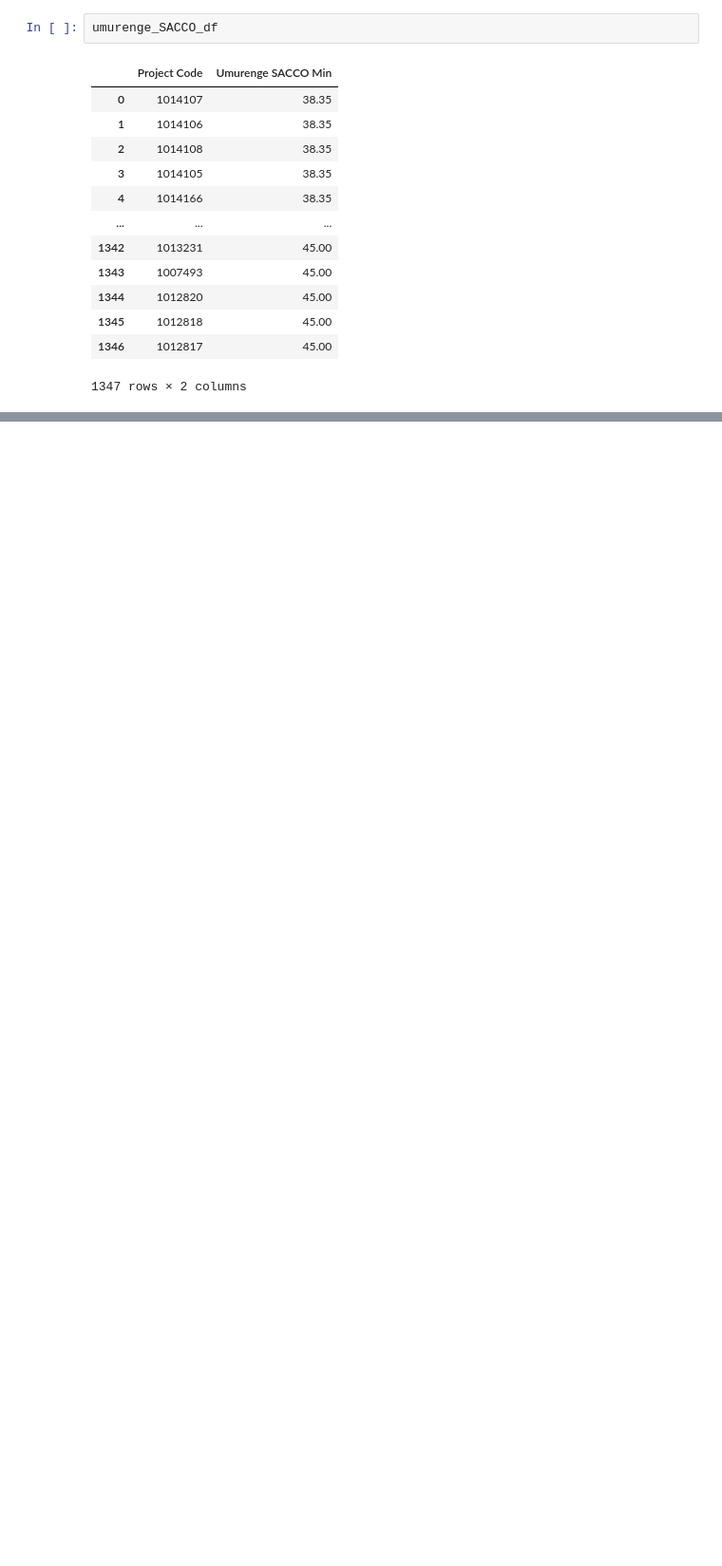
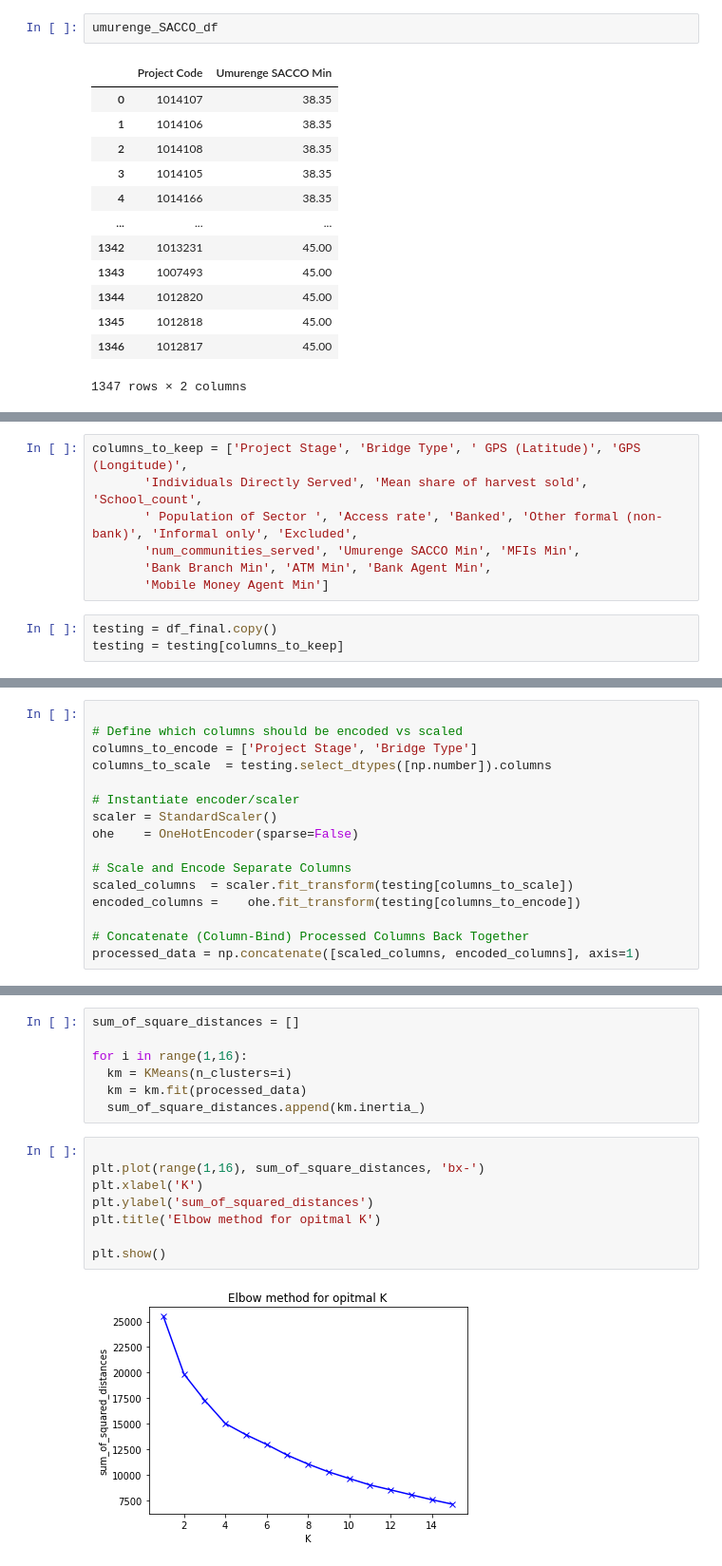
Before and after one commit to BloomTech-Labs/Labs25-Bridges_to_Prosperity-TeamC-ds, a Jupyter notebook: notebooks/prioritization_model_tb.ipynb, the cells around one changed output, grey strips where cells are left out. Shown: that part at 95% size. Saved outputs shown, nothing was run; the diff lists cells and outputs as text; blank space fills up the shorter version.

Commit message:
initial clustering analysis...no real pattern found

```diff
--- a/notebooks/prioritization_model_tb.ipynb
+++ b/notebooks/prioritization_model_tb.ipynb
@@ -296,0 +386,10 @@ X[['top_minutes', 'top_seconds', 'top_miliseconds']] = X['time_of_possession'].s
+# %%
+columns_to_keep = ['Project Stage', 'Bridge Type', ' GPS (Latitude)', 'GPS (Longitude)',
+       'Individuals Directly Served', 'Mean share of harvest sold', 'School_count',
+       ' Population of Sector ', 'Access rate', 'Banked', 'Other formal (non-bank)', 'Informal only', 'Excluded',
+       'num_communities_served', 'Umurenge SACCO Min', 'MFIs Min',
+       'Bank Branch Min', 'ATM Min', 'Bank Agent Min',
+       'Mobile Money Agent Min']
+# %%
+testing = df_final.copy()
+testing = testing[columns_to_keep]
@@ -296,0 +416,16 @@ X[['top_minutes', 'top_seconds', 'top_miliseconds']] = X['time_of_possession'].s
+# %%
+
+# Define which columns should be encoded vs scaled
+columns_to_encode = ['Project Stage', 'Bridge Type']
+columns_to_scale  = testing.select_dtypes([np.number]).columns
+
+# Instantiate encoder/scaler
+scaler = StandardScaler()
+ohe    = OneHotEncoder(sparse=False)
+
+# Scale and Encode Separate Columns
+scaled_columns  = scaler.fit_transform(testing[columns_to_scale])
+encoded_columns =    ohe.fit_transform(testing[columns_to_encode])
+
+# Concatenate (Column-Bind) Processed Columns Back Together
+processed_data = np.concatenate([scaled_columns, encoded_columns], axis=1)
@@ -296,0 +443,17 @@ X[['top_minutes', 'top_seconds', 'top_miliseconds']] = X['time_of_possession'].s
+# %%
+sum_of_square_distances = []
+
+for i in range(1,16):
+  km = KMeans(n_clusters=i)
+  km = km.fit(processed_data)
+  sum_of_square_distances.append(km.inertia_)
+# %%
+
+plt.plot(range(1,16), sum_of_square_distances, 'bx-')
+plt.xlabel('K')
+plt.ylabel('sum_of_squared_distances')
+plt.title('Elbow method for opitmal K')
+
+plt.show()
+# %% [output]
+[figure, added]
```
Also changed, not shown: parts of 23 cells of this notebook.
